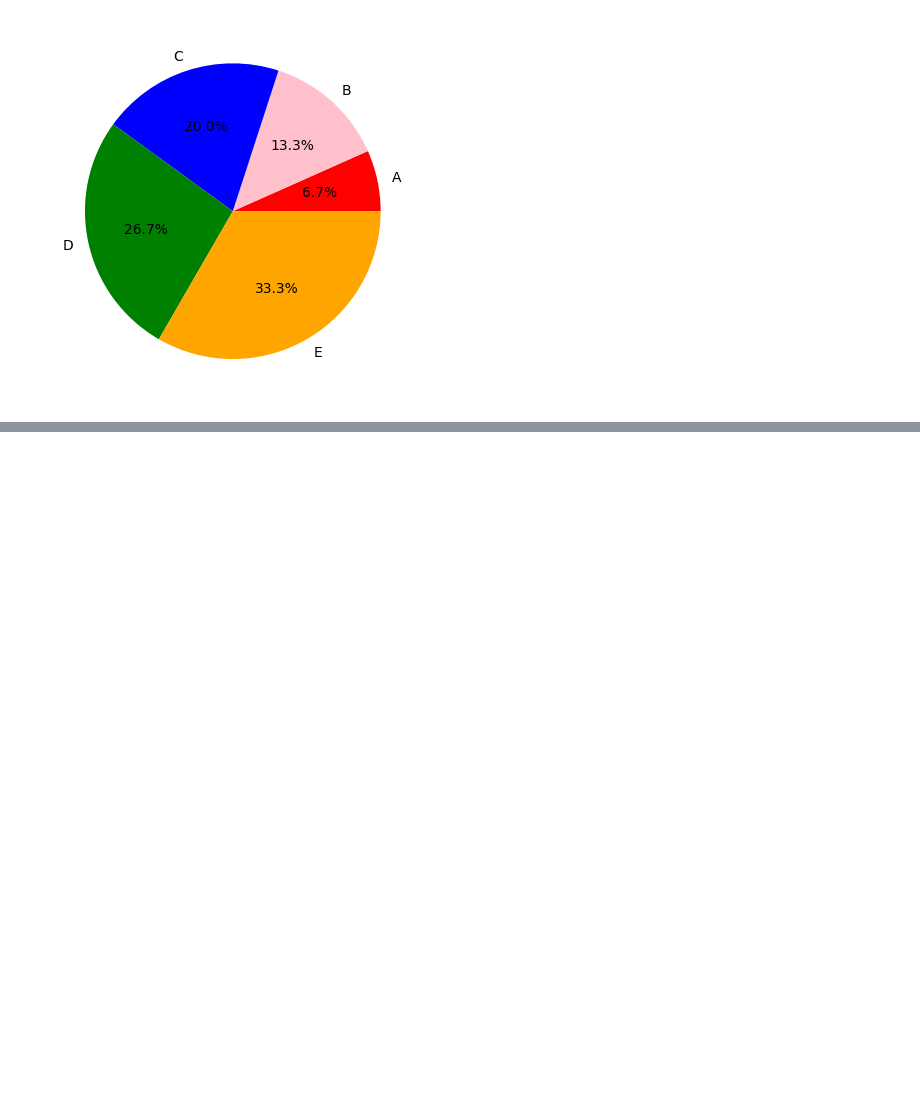
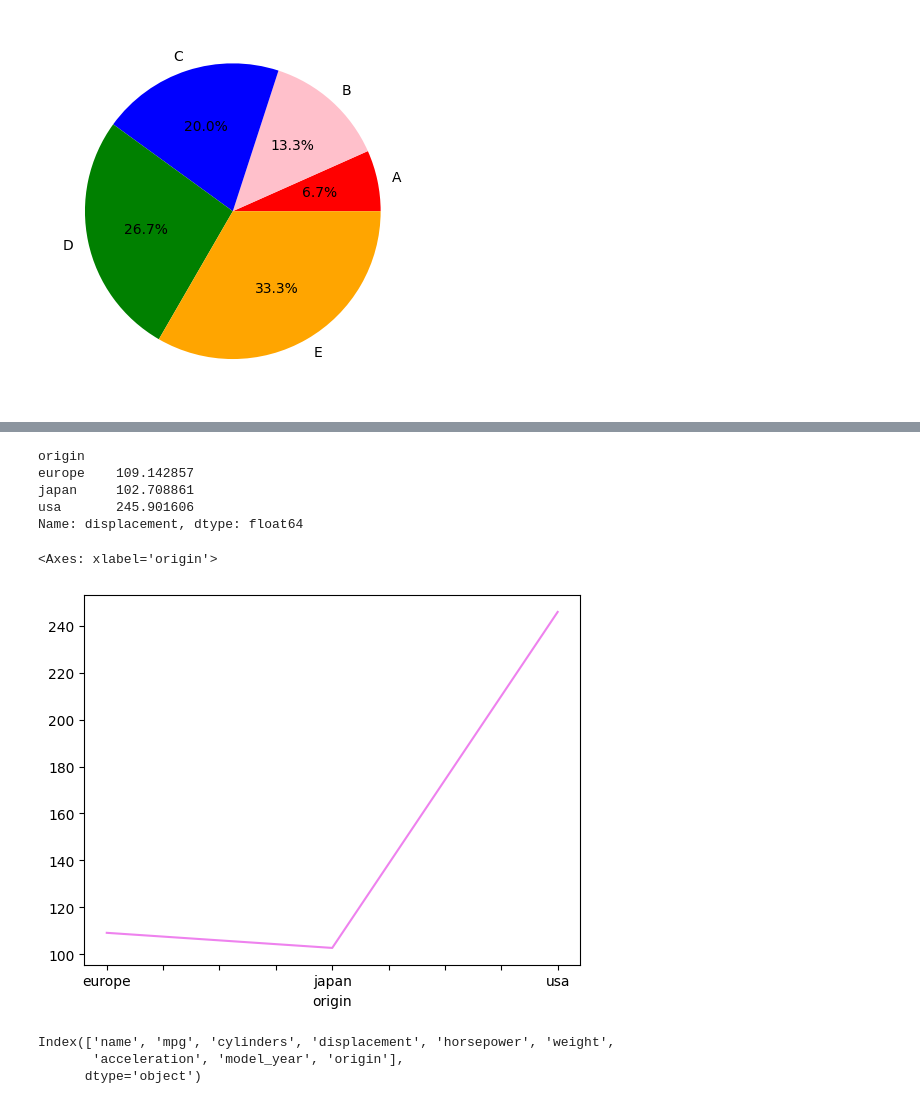
Before and after one commit to Sanjeevi-Kumar/Learning-Fundamental, a Jupyter notebook: Matplotlib/matplotlib.ipynb, the cells around one changed output, grey strips where cells are left out. Drawn from its saved outputs; the diff is of its cells as text; code cells hidden in the pictures; blank space fills up the shorter version.

```diff
--- a/Matplotlib/matplotlib.ipynb
+++ b/Matplotlib/matplotlib.ipynb
@@ -93,0 +99,3 @@ plt.show()
+# %%
+data=pd.read_csv("..\pandas\Automobile.csv")
+data
@@ -93,0 +116,20 @@ plt.show()
+# %%
+average_displacement=data.groupby("origin")["displacement"].mean()
+average_displacement
+# %% [output]
+origin
+europe    109.142857
+japan     102.708861
+usa       245.901606
+Name: displacement, dtype: float64
+# %%
+average_displacement.plot(kind="line",color="violet")
+# %% [output]
+<Axes: xlabel='origin'>
+[figure, added]
+# %%
+data.columns
+# %% [output]
+Index(['name', 'mpg', 'cylinders', 'displacement', 'horsepower', 'weight',
+       'acceleration', 'model_year', 'origin'],
+      dtype='object')
```
Also changed, not shown: parts of 9 cells of this notebook, 1 other file.
